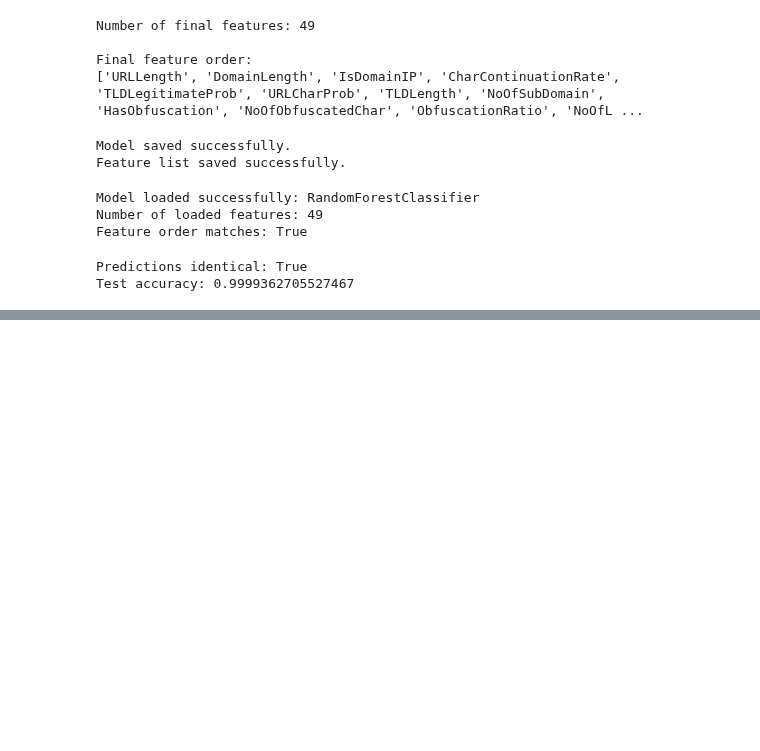
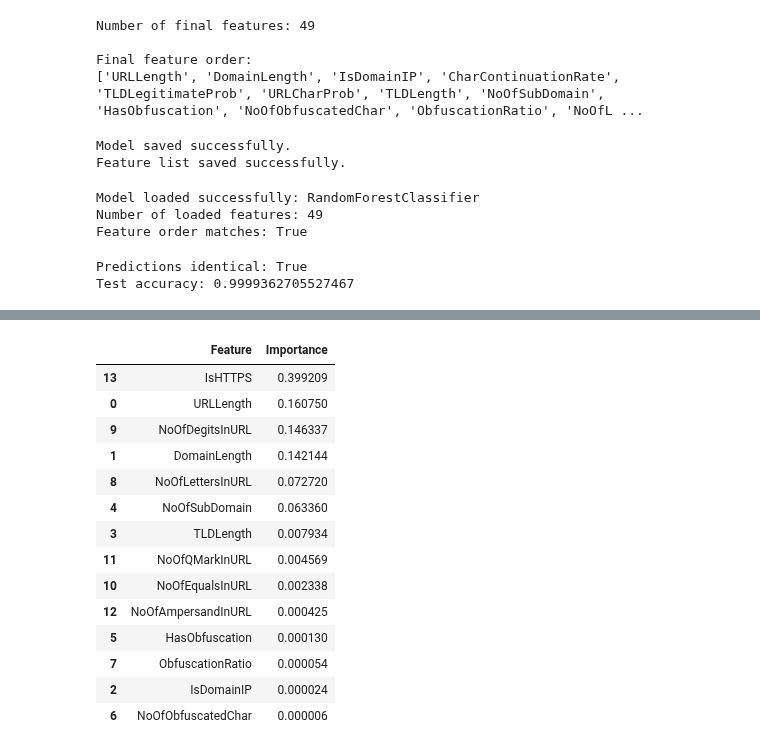
Before and after one commit to Aditya1112006/Phishing-Website-Detector, a Jupyter notebook: notebooks/01_dataset_exploration.ipynb, the cells around one changed output, grey strips where cells are left out. Saved outputs shown, nothing was run; the diff lists cells and outputs as text; code cells hidden in the pictures; blank space fills up the shorter version.

Commit message:
feat: build and save URL-based phishing detection model

```diff
--- a/notebooks/01_dataset_exploration.ipynb
+++ b/notebooks/01_dataset_exploration.ipynb
@@ -1653,0 +5259,15 @@ Test accuracy: 0.9999362705527467
+# %%
+from sklearn.model_selection import train_test_split
+
+X_url_train, X_url_test, y_url_train, y_url_test = train_test_split(
+    X_url_extracted_clean,
+    y_url_extracted_clean,
+    test_size=0.20,
+    random_state=42,
+    stratify=y_url_extracted_clean
+)
+
+print("Training shape:", X_url_train.shape)
+print("Testing shape:", X_url_test.shape)
+print("Training labels:", y_url_train.shape)
+print("Testing labels:", y_url_test.shape)
@@ -1653,0 +5279,15 @@ Test accuracy: 0.9999362705527467
+# %%
+from sklearn.ensemble import RandomForestClassifier
+
+model_url_rf = RandomForestClassifier(
+    n_estimators=100,
+    random_state=42,
+    n_jobs=-1
+)
+
+model_url_rf.fit(
+    X_url_train,
+    y_url_train
+)
+
+print("URL-based model training completed.")
@@ -1653,0 +5344,28 @@ Test accuracy: 0.9999362705527467
+# %%
+import pandas as pd
+
+feature_importance = pd.DataFrame({
+    "Feature": X_url_train.columns,
+    "Importance": model_url_rf.feature_importances_
+}).sort_values(
+    by="Importance",
+    ascending=False
+)
+
+feature_importance
+# %% [output]
+|  | Feature | Importance |
+| 13 | IsHTTPS | 0.399209 |
+| 0 | URLLength | 0.160750 |
+| 9 | NoOfDegitsInURL | 0.146337 |
+| 1 | DomainLength | 0.142144 |
+| 8 | NoOfLettersInURL | 0.072720 |
+| 4 | NoOfSubDomain | 0.063360 |
+| 3 | TLDLength | 0.007934 |
+| 11 | NoOfQMarkInURL | 0.004569 |
+| 10 | NoOfEqualsInURL | 0.002338 |
+| 12 | NoOfAmpersandInURL | 0.000425 |
+| 5 | HasObfuscation | 0.000130 |
+| 7 | ObfuscationRatio | 0.000054 |
+| 2 | IsDomainIP | 0.000024 |
+| 6 | NoOfObfuscatedChar | 0.000006 |
```
Also changed, not shown: parts of 54 cells of this notebook.
